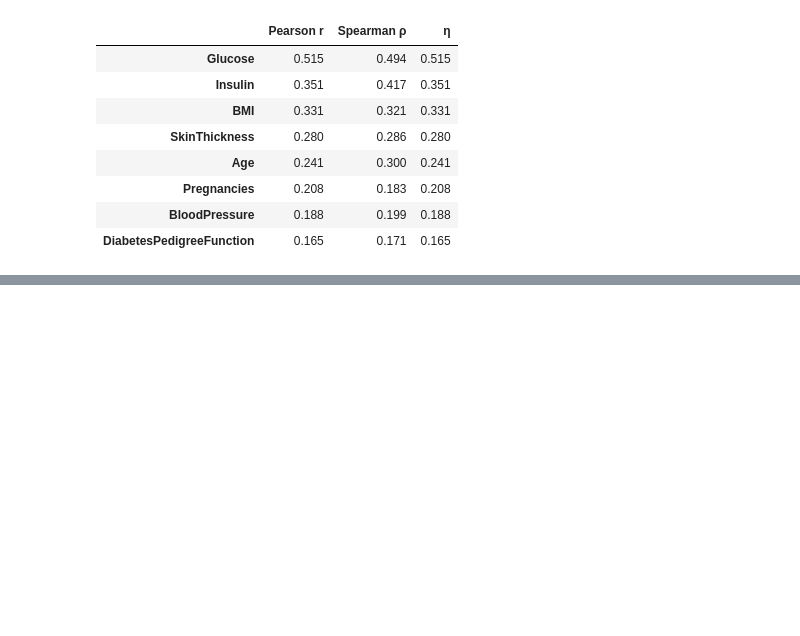
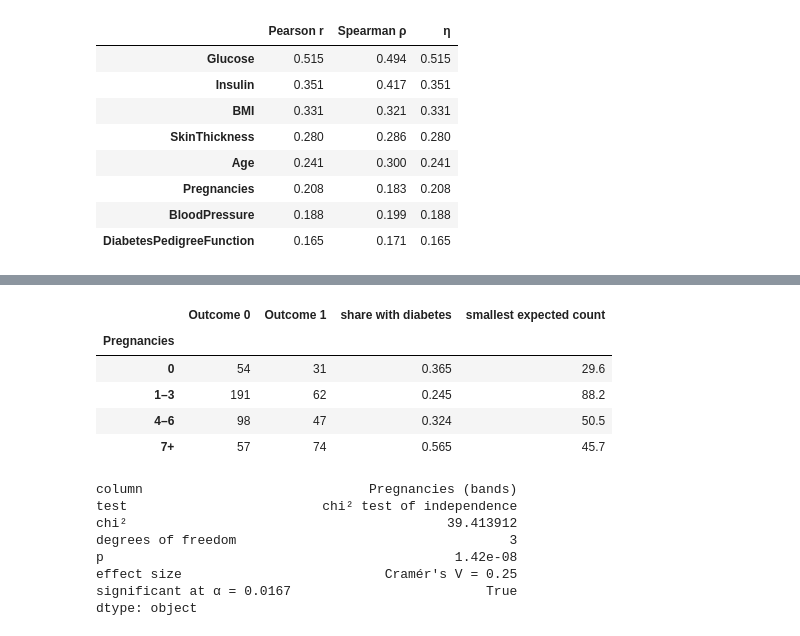
Before and after one commit to khaldounalhanawi/Project-Diabetes, a Jupyter notebook: 01_diabetes_project copy.ipynb, the cells around one changed output, grey strips where cells are left out. Drawn from its saved outputs; the diff is of its cells as text; code cells hidden in the pictures; blank space fills up the shorter version.

```diff
--- a/01_diabetes_project copy.ipynb
+++ b/01_diabetes_project copy.ipynb
@@ -396,0 +415,17 @@ with_outcome.sort_values("η", ascending=False).round(3)
+# %%
+ALPHA = 0.05 / 3
+
+
+def mann_whitney(col, alternative):
+    """Mann-Whitney U between Outcome 1 and Outcome 0 on the training set, NaNs dropped."""
+    with_diabetes = df_train.loc[df_train["Outcome"] == 1, col].dropna()
+    without_diabetes = df_train.loc[df_train["Outcome"] == 0, col].dropna()
+    u, p = stats.mannwhitneyu(with_diabetes, without_diabetes, alternative=alternative)
+    rank_biserial = 2 * u / (len(with_diabetes) * len(without_diabetes)) - 1
+    return {
+        "column": col, "test": f"Mann-Whitney U ({alternative})",
+        "n Outcome 1": len(with_diabetes), "n Outcome 0": len(without_diabetes),
+        "median Outcome 1": with_diabetes.median(), "median Outcome 0": without_diabetes.median(),
+        "U": u, "p": p, "effect size": f"rank-biserial r = {rank_biserial:.2f}",
+        "significant at α = 0.0167": p < ALPHA,
+    }
@@ -396,0 +459,37 @@ with_outcome.sort_values("η", ascending=False).round(3)
+# %%
+PREGNANCY_BANDS = [-0.5, 0.5, 3.5, 6.5, np.inf]
+PREGNANCY_LABELS = ["0", "1–3", "4–6", "7+"]
+
+pregnancy_band = pd.cut(df_train["Pregnancies"], bins=PREGNANCY_BANDS, labels=PREGNANCY_LABELS)
+observed = pd.crosstab(pregnancy_band, df_train["Outcome"])
+
+chi2, p, dof, expected = stats.chi2_contingency(observed)
+cramers_v = np.sqrt(chi2 / (observed.to_numpy().sum() * (min(observed.shape) - 1)))
+
+band_table = observed.copy()
+band_table.columns = ["Outcome 0", "Outcome 1"]
+band_table["share with diabetes"] = (observed[1] / observed.sum(axis=1)).round(3)
+band_table["smallest expected count"] = expected.min(axis=1).round(1)
+display(band_table)
+
+h2 = {
+    "column": "Pregnancies (bands)", "test": "chi² test of independence",
+    "chi²": chi2, "degrees of freedom": dof, "p": p,
+    "effect size": f"Cramér's V = {cramers_v:.2f}", "significant at α = 0.0167": p < ALPHA,
+}
+pd.Series({**h2, "p": f"{h2['p']:.2e}"})
+# %% [output]
+|  | Outcome 0 | Outcome 1 | share with diabetes | smallest expected count |
+| Pregnancies |  |  |  |  |
+| 0 | 54 | 31 | 0.365 | 29.6 |
+| 1–3 | 191 | 62 | 0.245 | 88.2 |
+| 4–6 | 98 | 47 | 0.324 | 50.5 |
+| 7+ | 57 | 74 | 0.565 | 45.7 |
+column                             Pregnancies (bands)
+test                         chi² test of independence
+chi²                                         39.413912
+degrees of freedom                                   3
+p                                             1.42e-08
+effect size                          Cramér's V = 0.25
+significant at α = 0.0167                         True
+dtype: object
```
Also changed, not shown: parts of 14 cells of this notebook.
